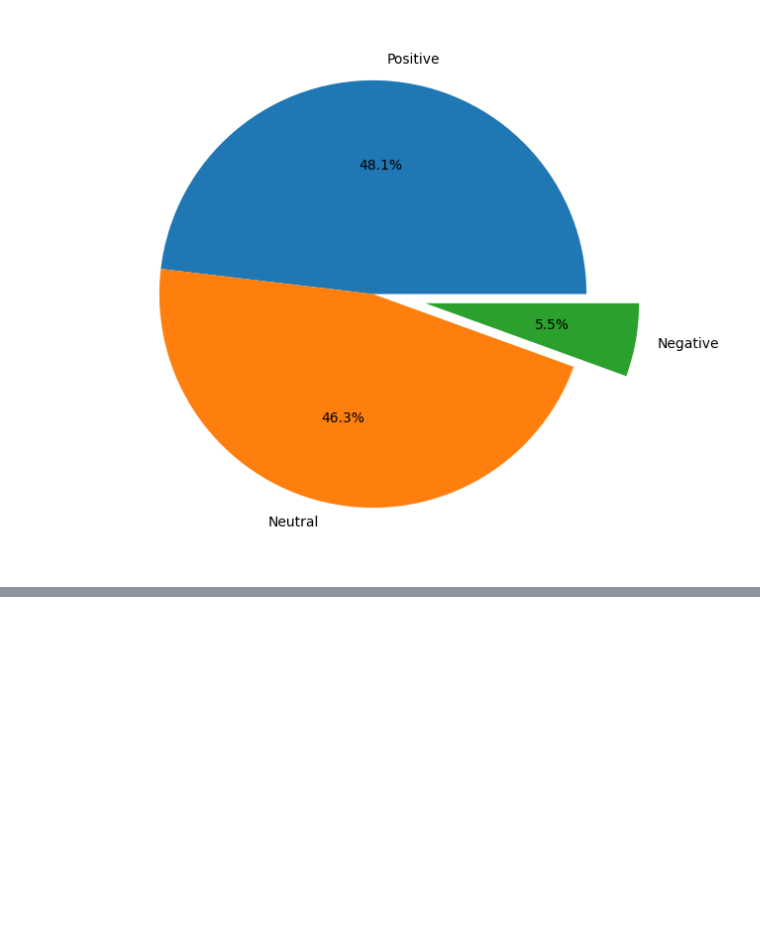
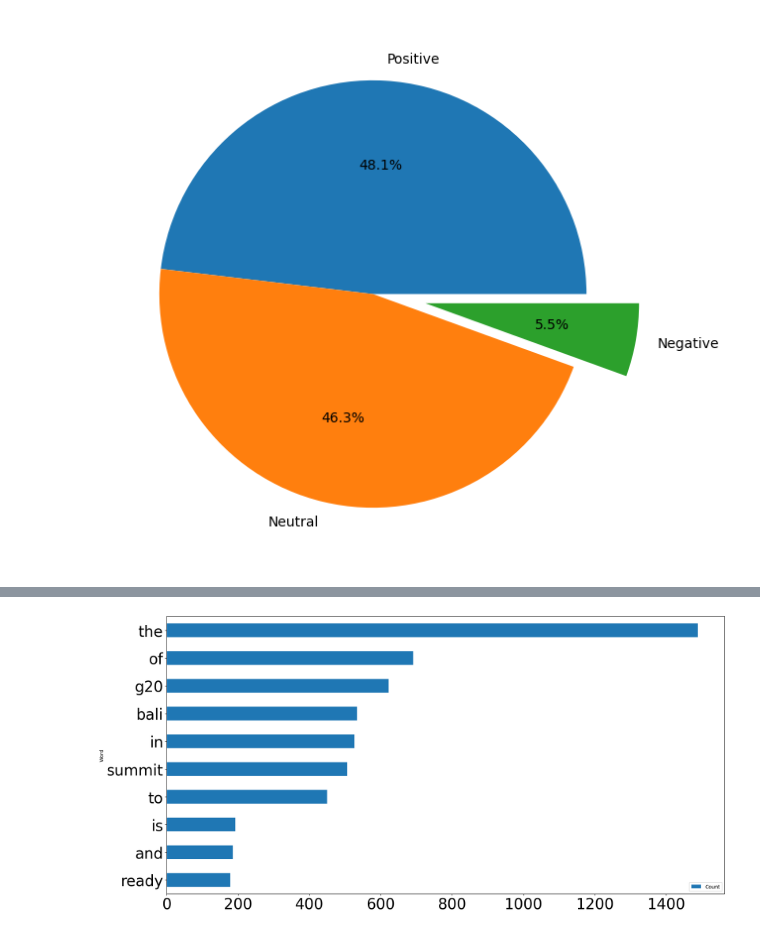
Before and after one commit to MrWaradana/dataset_g20, a Jupyter notebook: 4_sentiment_analysis_data_g20.ipynb, the cells around one changed output, grey strips where cells are left out. Saved outputs shown, nothing was run; the diff lists cells and outputs as text; code cells hidden in the pictures; blank space fills up the shorter version.

```diff
--- a/4_sentiment_analysis_data_g20.ipynb
+++ b/4_sentiment_analysis_data_g20.ipynb
@@ -92,0 +116,42 @@ plt.pie(tb_counts.values, labels=tb_counts.index, explode=(0,0,0.25), autopct='%
+# %%
+from collections import defaultdict
+import nltk
+nltk.download('stopwords')
+from nltk.corpus import stopwords
+stop = stopwords.words('indonesian')
+def generate_ngrams(text, n_gram=1):
+    token = [token for token in text.lower().split(' ') if token != '' if token not in stop]
+    ngrams = zip(*[token[i:] for i in range(n_gram)])
+    return [' '.join(ngram) for ngram in ngrams]
+
+N = 100
+
+# Unigrams
+positive_unigrams = defaultdict(int)
+
+for tweet in POS_data['tweet_en']:
+    for word in generate_ngrams(tweet):
+        positive_unigrams[word] += 1
+
+df_top_positive = pd.DataFrame(sorted(positive_unigrams.items(), key=lambda x: x[1])[::-1])
+df_top_positive = df_top_positive.rename(columns={0:'Word',1:'Count'})
+
+# Bigrams
+positive_bigrams = defaultdict(int)
+
+for tweet in POS_data['tweet_en']:
+    for word in generate_ngrams(tweet,n_gram=2):
+        positive_bigrams[word] += 1
+
+df_top_positive_bi = pd.DataFrame(sorted(positive_bigrams.items(), key=lambda x: x[1])[::-1])
+df_top_positive_bi = df_top_positive_bi.rename(columns={0:'Word',1:'Count'})
+
+# Trigrams
+positive_trigrams = defaultdict(int)
+
+for tweet in POS_data['tweet_en']:
+    for word in generate_ngrams(tweet,n_gram=3):
+        positive_trigrams[word] += 1
+
+df_top_positive_tri = pd.DataFrame(sorted(positive_trigrams.items(), key=lambda x: x[1])[::-1])
+df_top_positive_tri = df_top_positive_tri.rename(columns={0:'Word',1:'Count'})
@@ -92,0 +162,5 @@ plt.pie(tb_counts.values, labels=tb_counts.index, explode=(0,0,0.25), autopct='%
+# %%
+df_top_positive.head(10).sort_values(by='Count',ascending=True).plot.barh(x='Word', y='Count', rot=0,figsize=(20,10),fontsize=30)
+plt.savefig('positif.png',bbox_inches='tight')
+# %% [output]
+[figure, added]
```
Also changed, not shown: parts of 20 cells of this notebook, 11 other files.
